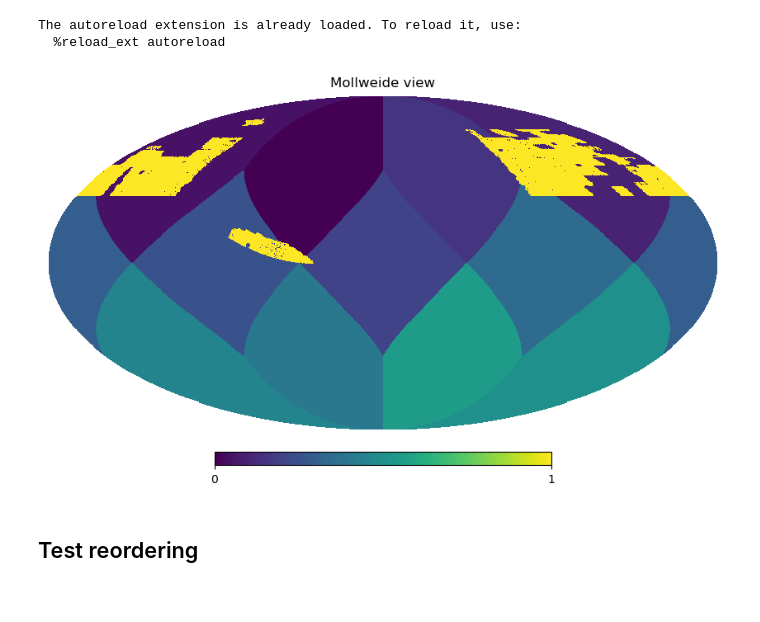
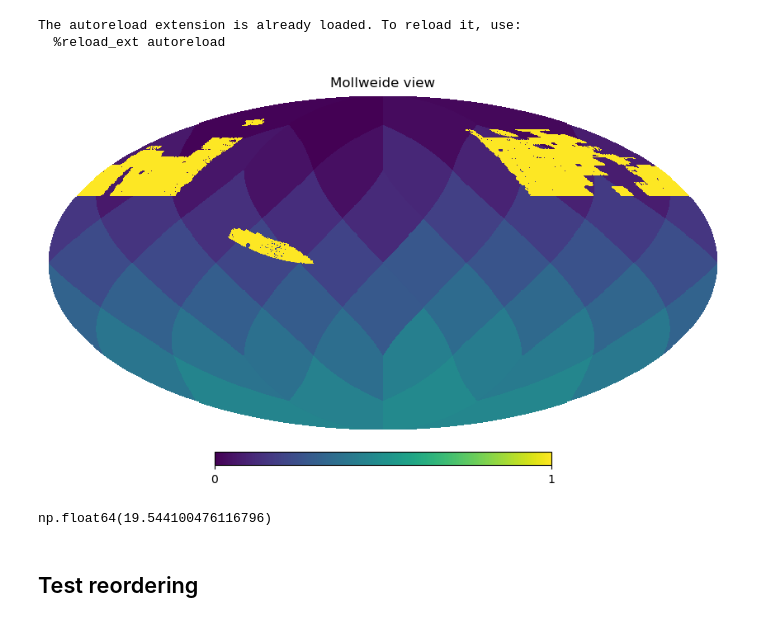
Before and after one commit to sachaguer/UNIONS_forward_model, a Jupyter notebook: notebooks/check_patching_scheme.ipynb, the cells around one changed output. Drawn from its saved outputs; the diff is of its cells as text; code cells hidden in the pictures.

```diff
--- a/notebooks/check_patching_scheme.ipynb
+++ b/notebooks/check_patching_scheme.ipynb
@@ -40,29 +40,33 @@ As = output['cosmo_params']["A_s"]
 nside = output['config']['preprocessing']['nside']
 lmax = 2*nside
 
-blank_pixels = hp.UNSEEN
+blank_pixels = 0#hp.UNSEEN
 # %%
 idx_gal = output['bin_1']['idx']
 
 shear_map = np.zeros(hp.nside2npix(nside), dtype=np.complex128)
 shear_map[idx_gal] += output['bin_1']['masked_shear_map'] + output['bin_1']['noise_map']
 shear_map_sub = np.copy(shear_map)
 shear_map_sub[shear_map == 0] = blank_pixels
 
 
+n_ref = 2
 
-
-bg = hp.vec2pix(1, *hp.pix2vec(nside, np.arange(hp.nside2npix(nside))))
-gal_map = 0.05 * bg.copy()
+bg = hp.vec2pix(n_ref, *hp.pix2vec(nside, np.arange(hp.nside2npix(nside))))
+gal_map = 0.01 * bg.copy()
 gal_map[idx_gal] = 1 #output['bin_1']['masked_shear_map'] + output['bin_1']['noise_map']
 
 
 
 
 hp.mollview(gal_map.real, cmap='viridis')
 # plt.show()
 # %% [output]
-[figure, old version]
+[figure, new version]
+# %%
+hp.nside2resol(3, arcmin=True)/60
+# %% [output]
+np.float64(19.544100476116796)
 # %% [markdown]
 ## Test reordering
 # %%
```
Also changed, not shown: parts of 9 cells of this notebook, 3 other files.
